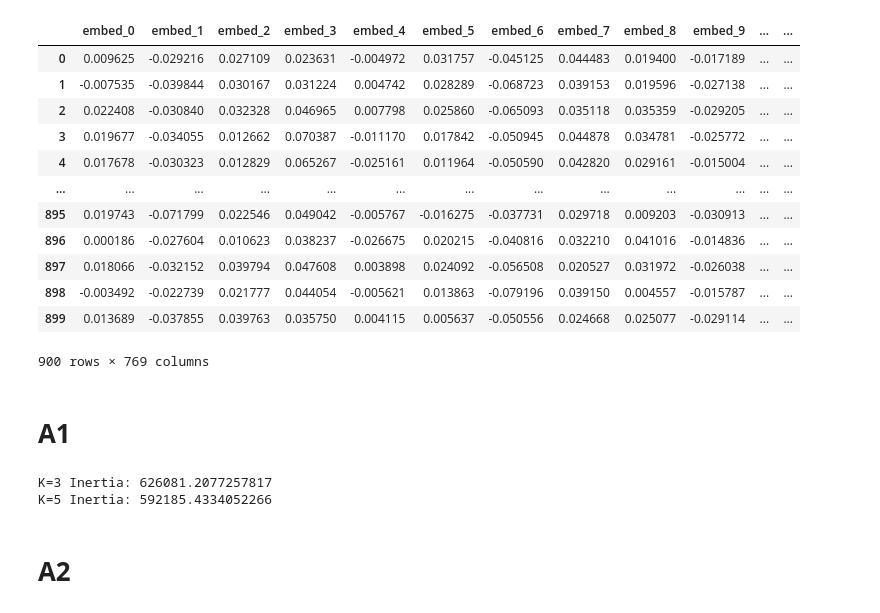
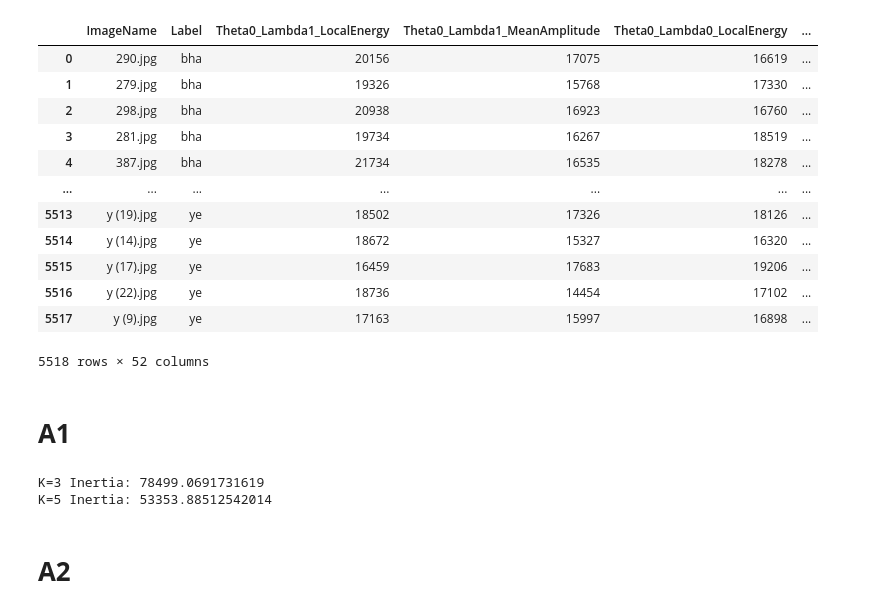
Before and after one commit to Nikhithpavan/19CSE305_LAB_21205, a Jupyter notebook: ML CSE21205 LAB-9.ipynb, the cells around one changed output. Cells and saved outputs as stored; diff of their text form; code cells hidden in the pictures.

```diff
--- a/ML CSE21205 LAB-9.ipynb
+++ b/ML CSE21205 LAB-9.ipynb
@@ -40,20 +10,20 @@ df
-# %%
-data['Score'] = df['Sentiment']
-data
-# %% [output]
-|  | embed_0 | embed_1 | embed_2 | embed_3 | embed_4 | embed_5 | embed_6 | embed_7 | embed_8 | embed_9 | ... | ... |
-| 0 | 0.009625 | -0.029216 | 0.027109 | 0.023631 | -0.004972 | 0.031757 | -0.045125 | 0.044483 | 0.019400 | -0.017189 | ... | ... |
-| 1 | -0.007535 | -0.039844 | 0.030167 | 0.031224 | 0.004742 | 0.028289 | -0.068723 | 0.039153 | 0.019596 | -0.027138 | ... | ... |
-| 2 | 0.022408 | -0.030840 | 0.032328 | 0.046965 | 0.007798 | 0.025860 | -0.065093 | 0.035118 | 0.035359 | -0.029205 | ... | ... |
-| 3 | 0.019677 | -0.034055 | 0.012662 | 0.070387 | -0.011170 | 0.017842 | -0.050945 | 0.044878 | 0.034781 | -0.025772 | ... | ... |
-| 4 | 0.017678 | -0.030323 | 0.012829 | 0.065267 | -0.025161 | 0.011964 | -0.050590 | 0.042820 | 0.029161 | -0.015004 | ... | ... |
-| ... | ... | ... | ... | ... | ... | ... | ... | ... | ... | ... | ... | ... |
-| 895 | 0.019743 | -0.071799 | 0.022546 | 0.049042 | -0.005767 | -0.016275 | -0.037731 | 0.029718 | 0.009203 | -0.030913 | ... | ... |
-| 896 | 0.000186 | -0.027604 | 0.010623 | 0.038237 | -0.026675 | 0.020215 | -0.040816 | 0.032210 | 0.041016 | -0.014836 | ... | ... |
-| 897 | 0.018066 | -0.032152 | 0.039794 | 0.047608 | 0.003898 | 0.024092 | -0.056508 | 0.020527 | 0.031972 | -0.026038 | ... | ... |
-| 898 | -0.003492 | -0.022739 | 0.021777 | 0.044054 | -0.005621 | 0.013863 | -0.079196 | 0.039150 | 0.004557 | -0.015787 | ... | ... |
-| 899 | 0.013689 | -0.037855 | 0.039763 | 0.035750 | 0.004115 | 0.005637 | -0.050556 | 0.024668 | 0.025077 | -0.029114 | ... | ... |
-900 rows × 769 columns
+# %%
+data = pd.read_csv("Telugu_Char_Gabor_.csv")
+data
+# %% [output]
+|  | ImageName | Label | Theta0_Lambda1_LocalEnergy | Theta0_Lambda1_MeanAmplitude | Theta0_Lambda0_LocalEnergy | ... |
+| 0 | 290.jpg | bha | 20156 | 17075 | 16619 | ... |
+| 1 | 279.jpg | bha | 19326 | 15768 | 17330 | ... |
+| 2 | 298.jpg | bha | 20938 | 16923 | 16760 | ... |
+| 3 | 281.jpg | bha | 19734 | 16267 | 18519 | ... |
+| 4 | 387.jpg | bha | 21734 | 16535 | 18278 | ... |
+| ... | ... | ... | ... | ... | ... | ... |
+| 5513 | y (19).jpg | ye | 18502 | 17326 | 18126 | ... |
+| 5514 | y (14).jpg | ye | 18672 | 15327 | 16320 | ... |
+| 5515 | y (17).jpg | ye | 16459 | 17683 | 19206 | ... |
+| 5516 | y (22).jpg | ye | 18736 | 14454 | 17102 | ... |
+| 5517 | y (9).jpg | ye | 17163 | 15997 | 16898 | ... |
+5518 rows × 52 columns
 # %% [markdown]
 # **A1**
 # %%
@@ -79,8 +49,8 @@ kmeans5.fit(data_scaled)
 print("K=3 Inertia:", kmeans3.inertia_)
 print("K=5 Inertia:", kmeans5.inertia_)
 # %% [output]
-K=3 Inertia: 626081.2077257817
-K=5 Inertia: 592185.4334052266
+K=3 Inertia: 78499.0691731619
+K=5 Inertia: 53353.88512542014
 # %% [markdown]
 # **A2**
 # %%
```
Also changed, not shown: parts of 10 cells of this notebook.
